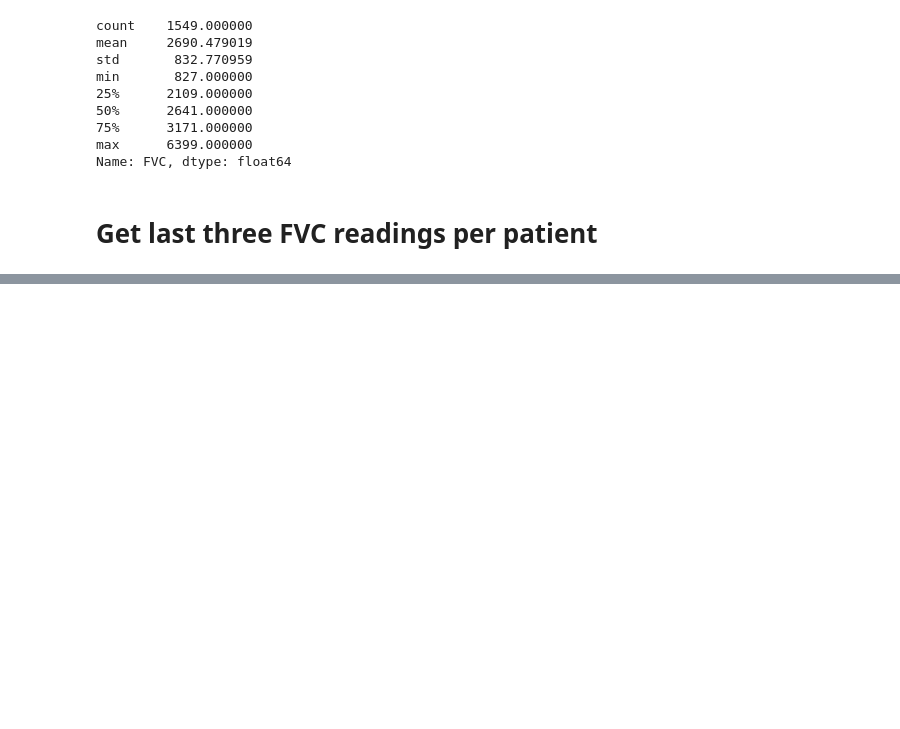
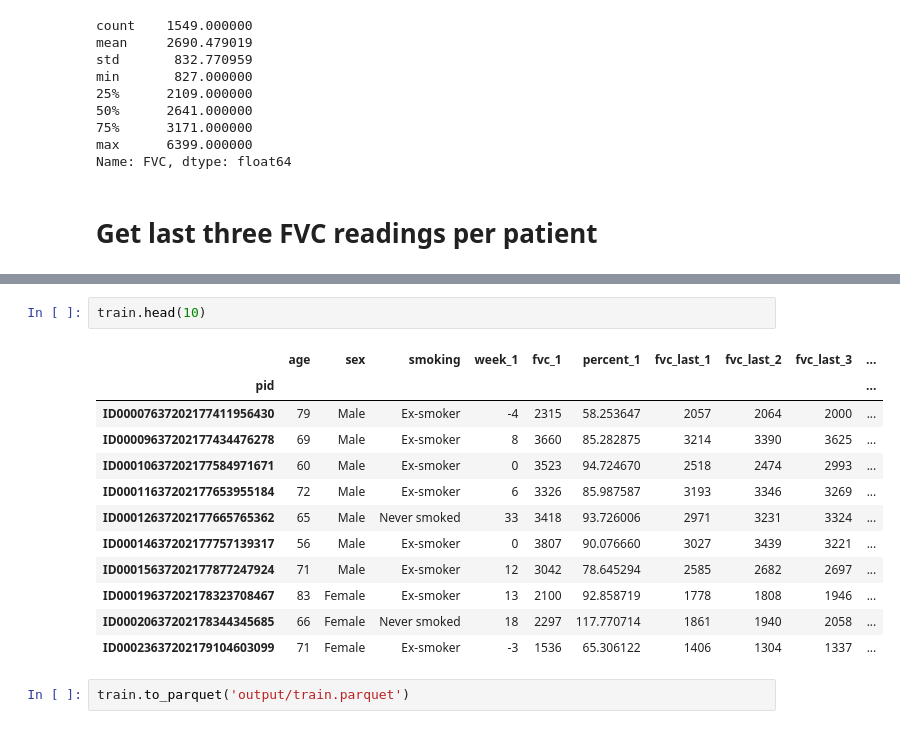
Before and after one commit to seahrh/kaggle-osic-pulmonary-fibrosis-progression, a Jupyter notebook: eda.ipynb, the cells around one changed output, grey strips where cells are left out. Saved outputs shown, nothing was run; the diff lists cells and outputs as text; blank space fills up the shorter version.

Commit message:
get last 3 fvc readings per patient - fixed dict.clear bug

```diff
--- a/eda.ipynb
+++ b/eda.ipynb
@@ -149,0 +222,17 @@ train.info()
+# %%
+train.head(10)
+# %% [output]
+|  | age | sex | smoking | week_1 | fvc_1 | percent_1 | fvc_last_1 | fvc_last_2 | fvc_last_3 | ... |
+| pid |  |  |  |  |  |  |  |  |  | ... |
+| ID00007637202177411956430 | 79 | Male | Ex-smoker | -4 | 2315 | 58.253647 | 2057 | 2064 | 2000 | ... |
+| ID00009637202177434476278 | 69 | Male | Ex-smoker | 8 | 3660 | 85.282875 | 3214 | 3390 | 3625 | ... |
+| ID00010637202177584971671 | 60 | Male | Ex-smoker | 0 | 3523 | 94.724670 | 2518 | 2474 | 2993 | ... |
+| ID00011637202177653955184 | 72 | Male | Ex-smoker | 6 | 3326 | 85.987587 | 3193 | 3346 | 3269 | ... |
+| ID00012637202177665765362 | 65 | Male | Never smoked | 33 | 3418 | 93.726006 | 2971 | 3231 | 3324 | ... |
+| ID00014637202177757139317 | 56 | Male | Ex-smoker | 0 | 3807 | 90.076660 | 3027 | 3439 | 3221 | ... |
+| ID00015637202177877247924 | 71 | Male | Ex-smoker | 12 | 3042 | 78.645294 | 2585 | 2682 | 2697 | ... |
+| ID00019637202178323708467 | 83 | Female | Ex-smoker | 13 | 2100 | 92.858719 | 1778 | 1808 | 1946 | ... |
+| ID00020637202178344345685 | 66 | Female | Never smoked | 18 | 2297 | 117.770714 | 1861 | 1940 | 2058 | ... |
+| ID00023637202179104603099 | 71 | Female | Ex-smoker | -3 | 1536 | 65.306122 | 1406 | 1304 | 1337 | ... |
+# %%
+train.to_parquet('output/train.parquet')
```
Also changed, not shown: parts of 2 cells of this notebook.
